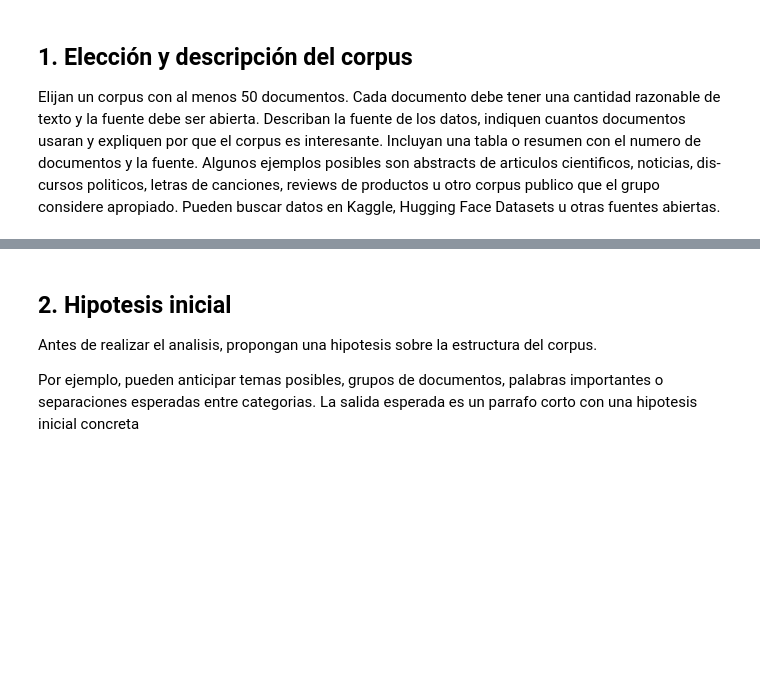
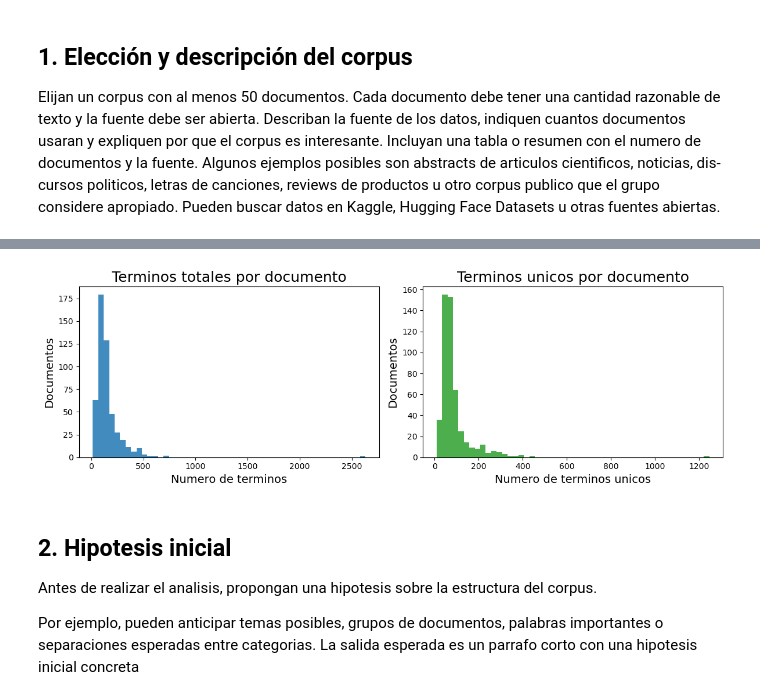
Before and after one commit to Cristobal-Lyon-Diaz/IMT2230-lgebra-Lineal-Avanzada-y-Modelamiento-Proyecto-1-LSA-con-SVD, a Jupyter notebook: main.ipynb, the cells around one changed output, grey strips where cells are left out. Drawn from its saved outputs; the diff is of its cells as text; code cells hidden in the pictures; blank space fills up the shorter version.

```diff
--- a/main.ipynb
+++ b/main.ipynb
@@ -47,0 +57,10 @@ carlosgdcj. (2023). Genius song lyrics with language information. Kaggle. https:
+# %%
+vectorizer_raw = CountVectorizer(
+    lowercase=True,
+    token_pattern=r"(?u)\b[^\W\d_]{3,}\b",
+    min_df=1,
+)
+
+X_raw = vectorizer_raw.fit_transform(letras)
+vocabulario_raw = vectorizer_raw.get_feature_names_out()
+A_raw = X_raw.toarray().T
@@ -47,0 +79,76 @@ carlosgdcj. (2023). Genius song lyrics with language information. Kaggle. https:
+# %%
+# Codigo del curso para facilitar la visualizacion, ajustando variables y parametros de los graficos a nuestros datos
+def tabla_resumen_distribucion(nombre, valores):
+    return pd.DataFrame(
+        [
+            ["min", int(valores.min())],
+            ["mediana", int(np.median(valores))],
+            ["media", round(float(valores.mean()), 2)],
+            ["max", int(valores.max())],
+        ],
+        columns=["estadistica", nombre],
+    )
+
+
+def resumen_vectorizacion(nombre, X, A, vocabulario):
+    conteos_por_doc = np.asarray(X.sum(axis=1)).ravel()
+    terminos_unicos_por_doc = np.asarray((X > 0).sum(axis=1)).ravel()
+    total_celdas = X.shape[0] * X.shape[1]
+    densidad = X.nnz / total_celdas
+
+    tabla_corpus = pd.DataFrame(
+        [
+            ["numero_documentos", X.shape[0]],
+            ["numero_terminos", X.shape[1]],
+            ["forma_X_documentos_x_terminos", f"{X.shape[0]} x {X.shape[1]}"],
+            ["forma_A_terminos_x_documentos", f"{A.shape[0]} x {A.shape[1]}"],
+            ["entradas_no_cero", X.nnz],
+            ["densidad", round(float(densidad), 4)],
+            ["sparsity", round(float(1 - densidad), 4)],
+        ],
+        columns=["estadistica", nombre],
+    )
+    tabla_terminos_por_doc = tabla_resumen_distribucion(nombre, conteos_por_doc)
+    tabla_terminos_unicos_por_doc = tabla_resumen_distribucion(nombre, terminos_unicos_por_doc)
+
+    return (
+        tabla_corpus,
+        tabla_terminos_por_doc,
+        tabla_terminos_unicos_por_doc,
+        conteos_por_doc,
+        terminos_unicos_por_doc,
+    )
+
+(
+    tabla_corpus_raw,
+    tabla_terminos_por_doc_raw,
+    tabla_terminos_unicos_por_doc_raw,
+    conteos_doc_raw,
+    terminos_unicos_doc_raw,
+) = resumen_vectorizacion(
+    "corpus_sin_limpieza",
+    X_raw,
+    A_raw,
+    vocabulario_raw,
+)
+
+display(tabla_corpus_raw)
+display(tabla_terminos_por_doc_raw)
+display(tabla_terminos_unicos_por_doc_raw)
+
+fig, axes = plt.subplots(1, 2, figsize=(12, 4))
+axes[0].hist(conteos_doc_raw, bins=50, color="tab:blue", alpha=0.85)
+axes[0].set_title("Terminos totales por documento", fontsize=18)
+axes[0].set_xlabel("Numero de terminos", fontsize=14)
+axes[0].set_ylabel("Documentos", fontsize=14)
+axes[0].grid(False)
+
+axes[1].hist(terminos_unicos_doc_raw, bins=50, color="tab:green", alpha=0.85)
+axes[1].set_title("Terminos unicos por documento", fontsize=18)
+axes[1].set_xlabel("Numero de terminos unicos", fontsize=14)
+axes[1].set_ylabel("Documentos", fontsize=14)
+axes[1].grid(False)
+
+plt.tight_layout()
+plt.show()
+# %% [output]
@@ -48,3 +173,4 @@ carlosgdcj. (2023). Genius song lyrics with language information. Kaggle. https:
+[figure, added]
 # %%
 # Como el archivo original es muy pesado para subirlo al repositorio se creara una copia filtrada solo
 # con las letras que se usara en el proyecto para tener un archivo en el repositorio y se pueda replicar.
```
Also changed, not shown: parts of 32 cells of this notebook.
